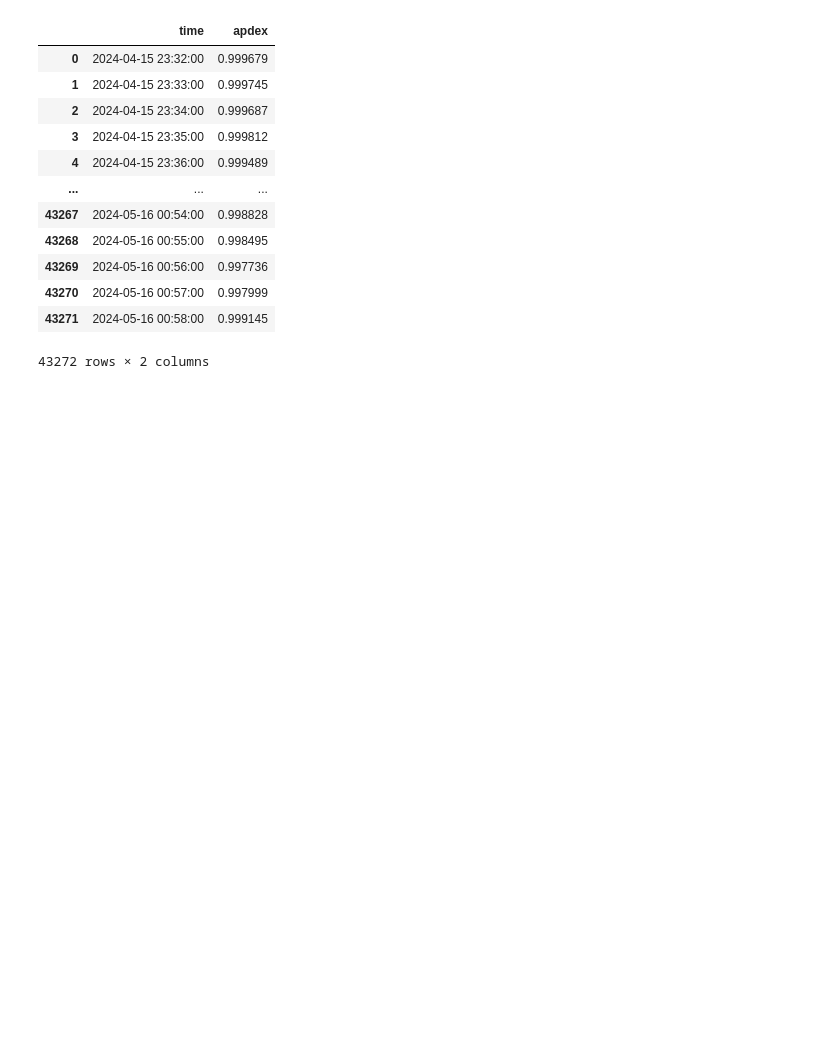
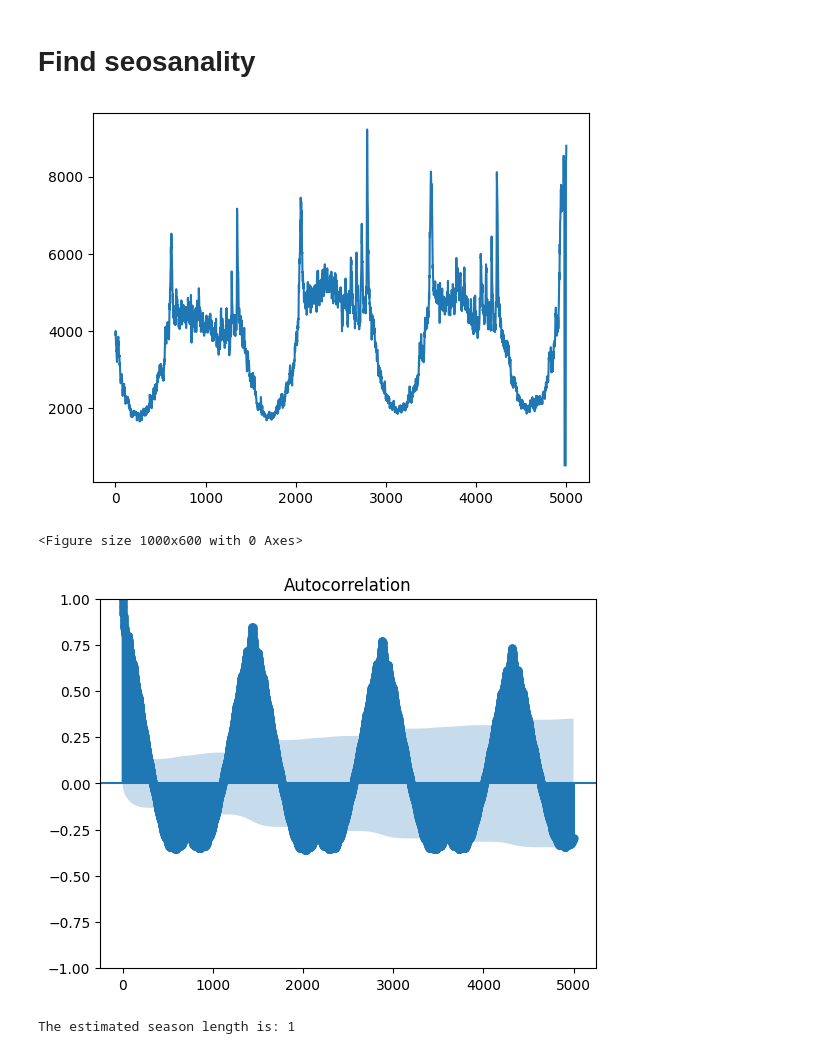
Before and after one commit to germanKoch/red-hack-time-series-analyzer, a Jupyter notebook: notebooks/data.ipynb, the cells around one changed output. Drawn from its saved outputs; the diff is of its cells as text; code cells hidden in the pictures; blank space fills up the shorter version.

Commit message:
seosanality calculated

```diff
--- a/notebooks/data.ipynb
+++ b/notebooks/data.ipynb
@@ -54,16 +54,2 @@ apdex = apdex.sort_values(by='time')
-# %%
-apdex
-# %% [output]
-|  | time | apdex |
-| 0 | 2024-04-15 23:32:00 | 0.999679 |
-| 1 | 2024-04-15 23:33:00 | 0.999745 |
-| 2 | 2024-04-15 23:34:00 | 0.999687 |
-| 3 | 2024-04-15 23:35:00 | 0.999812 |
-| 4 | 2024-04-15 23:36:00 | 0.999489 |
-| ... | ... | ... |
-| 43267 | 2024-05-16 00:54:00 | 0.998828 |
-| 43268 | 2024-05-16 00:55:00 | 0.998495 |
-| 43269 | 2024-05-16 00:56:00 | 0.997736 |
-| 43270 | 2024-05-16 00:57:00 | 0.997999 |
-| 43271 | 2024-05-16 00:58:00 | 0.999145 |
-43272 rows × 2 columns
+# %% [markdown]
+# Find seosanality
@@ -69,0 +62,14 @@ apdex
+# %%
+throughput['sum_call_count'][0:5000].plot()
+# Step 2: Calculate the autocorrelation function
+lag_acf = acf(throughput['sum_call_count'], nlags=5000)
+
+# Step 3: Plot the ACF to visualize the lags
+plt.figure(figsize=(10, 6))
+plot_acf(throughput['sum_call_count'], lags=5000)
+plt.show()
+# %% [output]
+[figure, added]
+<Figure size 1000x600 with 0 Axes>
+[figure, added]
+The estimated season length is: 1
```
Also changed, not shown: parts of 4 cells of this notebook.
